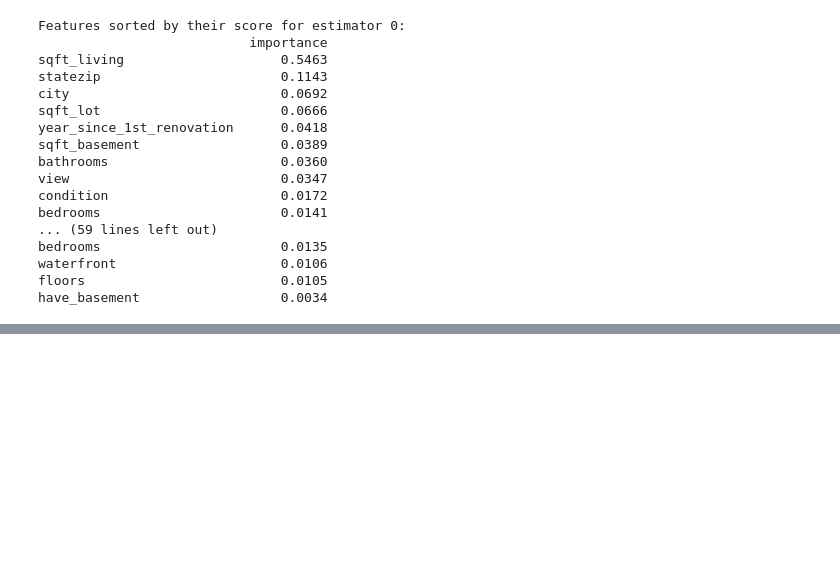
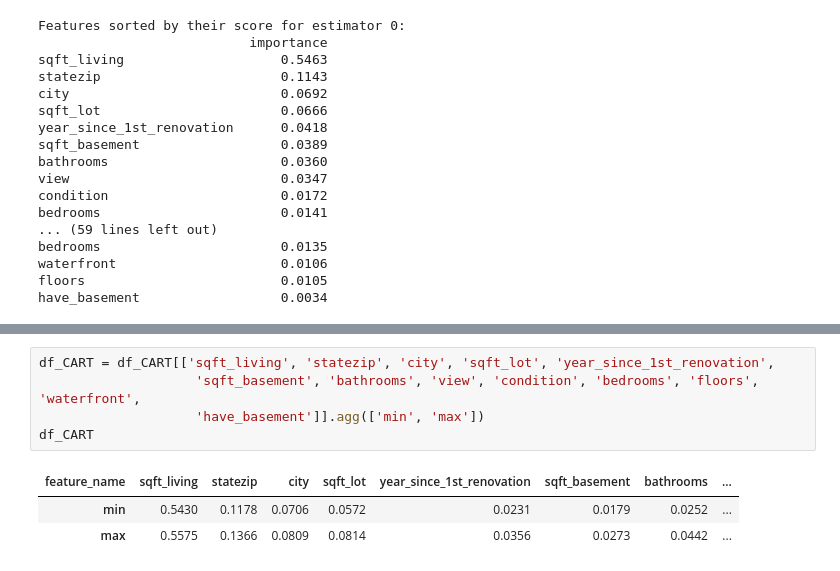
Before and after one commit to jorgedelpozolerida/KDS_Statistics_GroupProject, a Jupyter notebook: src/cross_validation_USA/cross_validation_all.ipynb, the cells around one changed output, grey strips where cells are left out. Saved outputs shown, nothing was run; the diff lists cells and outputs as text; blank space fills up the shorter version.

```diff
--- a/src/cross_validation_USA/cross_validation_all.ipynb
+++ b/src/cross_validation_USA/cross_validation_all.ipynb
@@ -231,0 +205,9 @@ AttributeError: 'LinearRegression' object has no attribute 'feature_importances_
+# %%
+df_CART = df_CART[['sqft_living', 'statezip', 'city', 'sqft_lot', 'year_since_1st_renovation',
+	                'sqft_basement', 'bathrooms', 'view', 'condition', 'bedrooms', 'floors', 'waterfront',
+                	'have_basement']].agg(['min', 'max'])
+df_CART
+# %% [output]
+| feature_name | sqft_living | statezip | city | sqft_lot | year_since_1st_renovation | sqft_basement | bathrooms | ... |
+| min | 0.5430 | 0.1178 | 0.0706 | 0.0572 | 0.0231 | 0.0179 | 0.0252 | ... |
+| max | 0.5575 | 0.1366 | 0.0809 | 0.0814 | 0.0356 | 0.0273 | 0.0442 | ... |
```
Also changed, not shown: parts of 8 cells of this notebook.
